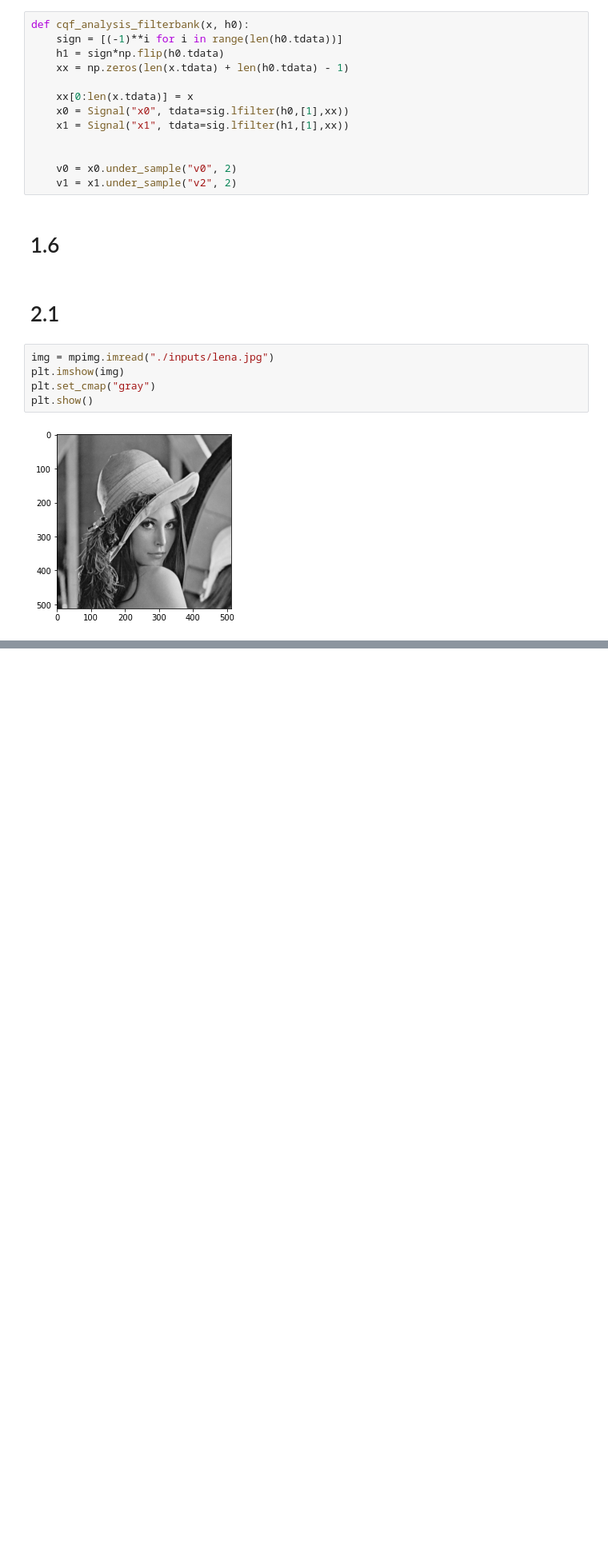
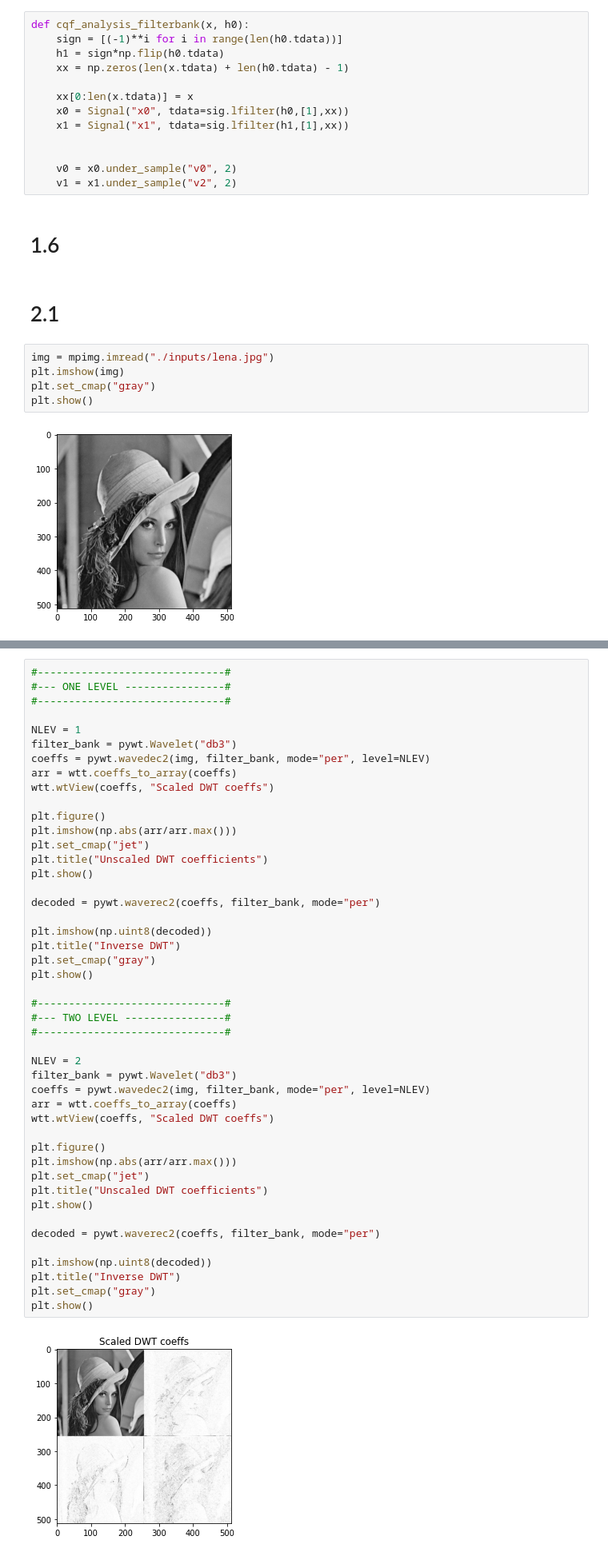
Before and after one commit to daniel-deutsch/TSIA201, a Jupyter notebook: TP3/main.ipynb, the cells around one changed output, grey strips where cells are left out. Shown at 80% size. Cells and saved outputs as stored; diff of their text form; blank space fills up the shorter version.

```diff
--- a/TP3/main.ipynb
+++ b/TP3/main.ipynb
@@ -263,0 +267,48 @@ plt.show()
+# %%
+#------------------------------#
+#--- ONE LEVEL ----------------#
+#------------------------------#
+
+NLEV = 1
+filter_bank = pywt.Wavelet("db3")
+coeffs = pywt.wavedec2(img, filter_bank, mode="per", level=NLEV)
+arr = wtt.coeffs_to_array(coeffs)
+wtt.wtView(coeffs, "Scaled DWT coeffs")
+
+plt.figure()
+plt.imshow(np.abs(arr/arr.max()))
+plt.set_cmap("jet")
+plt.title("Unscaled DWT coefficients")
+plt.show()
+
+decoded = pywt.waverec2(coeffs, filter_bank, mode="per")
+
+plt.imshow(np.uint8(decoded))
+plt.title("Inverse DWT")
+plt.set_cmap("gray")
+plt.show()
+
+#------------------------------#
+#--- TWO LEVEL ----------------#
+#------------------------------#
+
+NLEV = 2
+filter_bank = pywt.Wavelet("db3")
+coeffs = pywt.wavedec2(img, filter_bank, mode="per", level=NLEV)
+arr = wtt.coeffs_to_array(coeffs)
+wtt.wtView(coeffs, "Scaled DWT coeffs")
+
+plt.figure()
+plt.imshow(np.abs(arr/arr.max()))
+plt.set_cmap("jet")
+plt.title("Unscaled DWT coefficients")
+plt.show()
+
+decoded = pywt.waverec2(coeffs, filter_bank, mode="per")
+
+plt.imshow(np.uint8(decoded))
+plt.title("Inverse DWT")
+plt.set_cmap("gray")
+plt.show()
+# %% [output]
+[figure, added]
```
Also changed, not shown: parts of 4 cells of this notebook.
